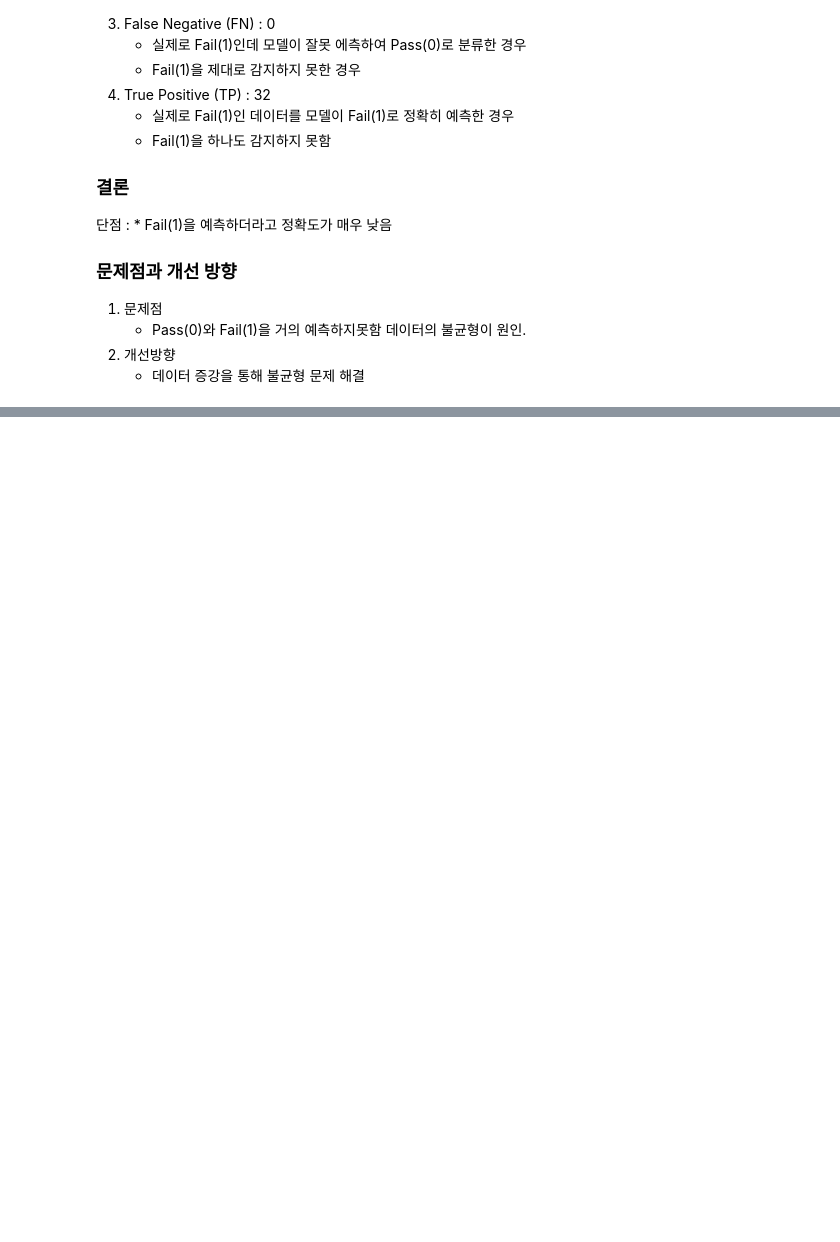
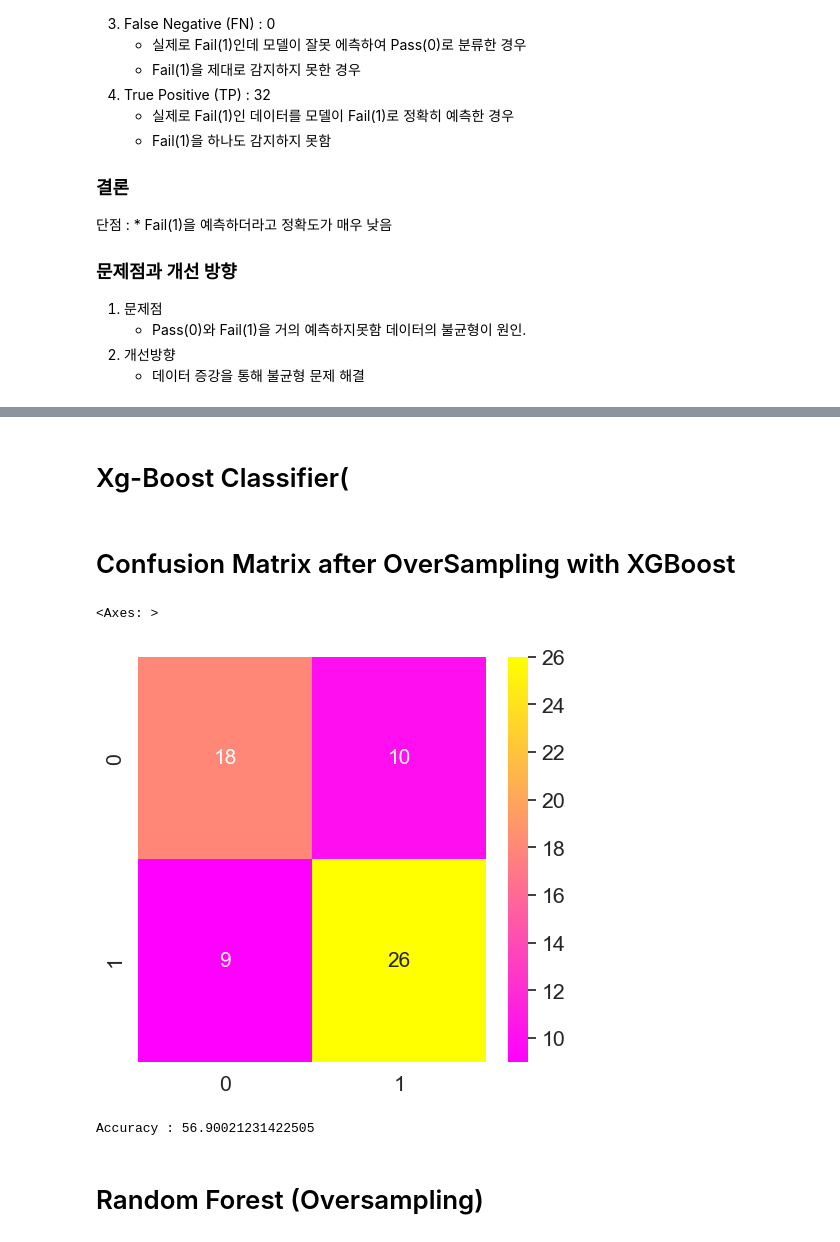
Before and after one commit to kimyoungho010311/-, a Jupyter notebook: Semiconductor_manufacturing_project.ipynb, the cells around one changed output, grey strips where cells are left out. Cells and saved outputs as stored; diff of their text form; code cells hidden in the pictures; blank space fills up the shorter version.

```diff
--- a/Semiconductor_manufacturing_project.ipynb
+++ b/Semiconductor_manufacturing_project.ipynb
@@ -570,0 +830,24 @@ sns.heatmap(cm, annot=True)
+# %% [markdown]
+# Xg-Boost Classifier(
+# %%
+model = XGBClassifier(random_state = 1)
+
+model.fit(x_train_os, y_train_os)
+
+y_pred = model.predict(x_test_os)
+# %% [markdown]
+# Confusion Matrix after OverSampling with XGBoost
+# %%
+cm = confusion_matrix(y_test_os, y_pred)
+plt.rcParams['figure.figsize'] = (5, 5)
+sns.set(style = 'dark', font_scale = 1.4)
+sns.heatmap(cm, annot = True, annot_kws = {"size": 15}, cmap = 'spring')
+# %% [output]
+<Axes: >
+[figure, added]
+# %%
+print("Accuracy :", model.score(x_test, y_test)*100)
+# %% [output]
+Accuracy : 56.90021231422505
+# %% [markdown]
+# Random Forest (Oversampling)
```
Also changed, not shown: parts of 74 cells of this notebook.
